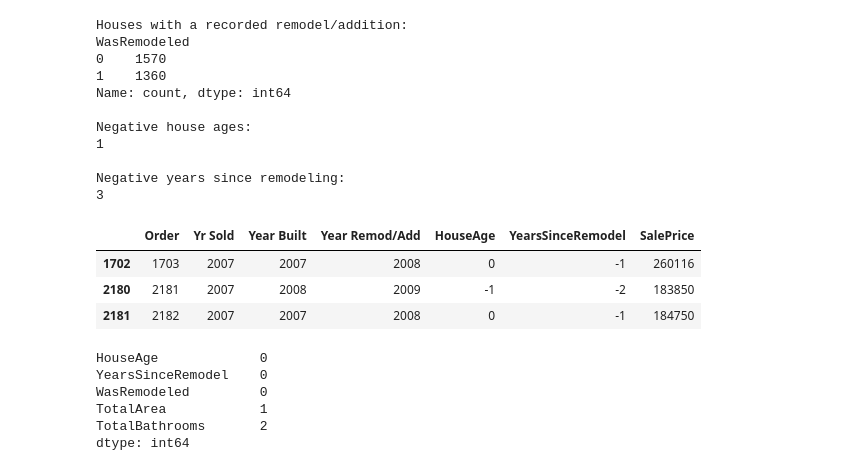
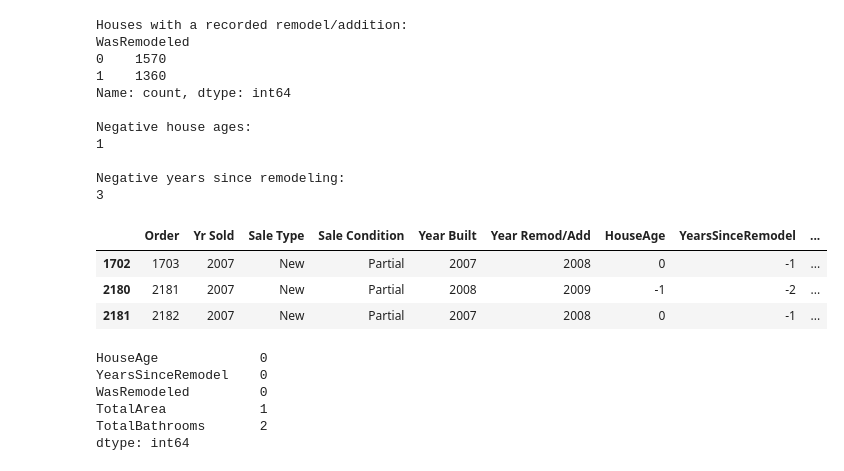
Before and after one commit to viragdiana/ML, a Jupyter notebook: lab-1-ina.ipynb, the cells around one changed output. Saved outputs shown, nothing was run; the diff lists cells and outputs as text; code cells hidden in the pictures.

```diff
--- a/lab-1-ina.ipynb
+++ b/lab-1-ina.ipynb
@@ -230,24 +230,26 @@ Negative years since remodeling:
 # %%
 # Inspect properties with negative ages
 suspicious = features[
     (features["HouseAge"] < 0) |
     (features["YearsSinceRemodel"] < 0)
 ]
 
 display(suspicious[[
     "Order",
     "Yr Sold",
+    "Sale Type",
+    "Sale Condition",
     "Year Built",
     "Year Remod/Add",
     "HouseAge",
     "YearsSinceRemodel",
     "SalePrice"
 ]])
 # %% [output]
-|  | Order | Yr Sold | Year Built | Year Remod/Add | HouseAge | YearsSinceRemodel | SalePrice |
-| 1702 | 1703 | 2007 | 2007 | 2008 | 0 | -1 | 260116 |
-| 2180 | 2181 | 2007 | 2008 | 2009 | -1 | -2 | 183850 |
-| 2181 | 2182 | 2007 | 2007 | 2008 | 0 | -1 | 184750 |
+|  | Order | Yr Sold | Sale Type | Sale Condition | Year Built | Year Remod/Add | HouseAge | YearsSinceRemodel | ... |
+| 1702 | 1703 | 2007 | New | Partial | 2007 | 2008 | 0 | -1 | ... |
+| 2180 | 2181 | 2007 | New | Partial | 2008 | 2009 | -1 | -2 | ... |
+| 2181 | 2182 | 2007 | New | Partial | 2007 | 2008 | 0 | -1 | ... |
 # %%
 # Check missing values in the new features
 print(features[new_features].isna().sum())
```
Also changed, not shown: parts of 15 cells of this notebook.
